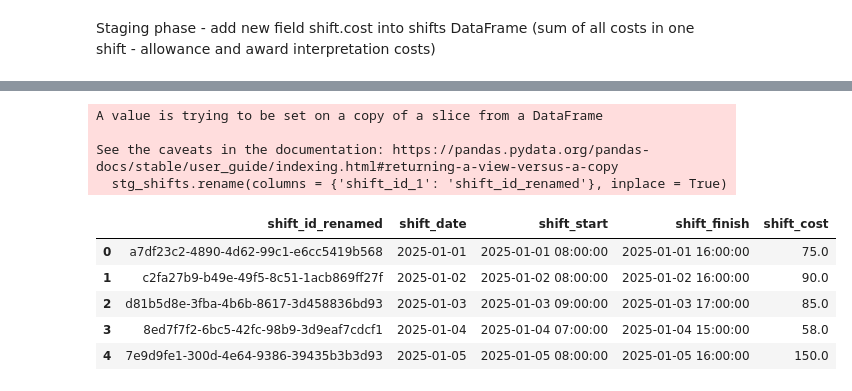
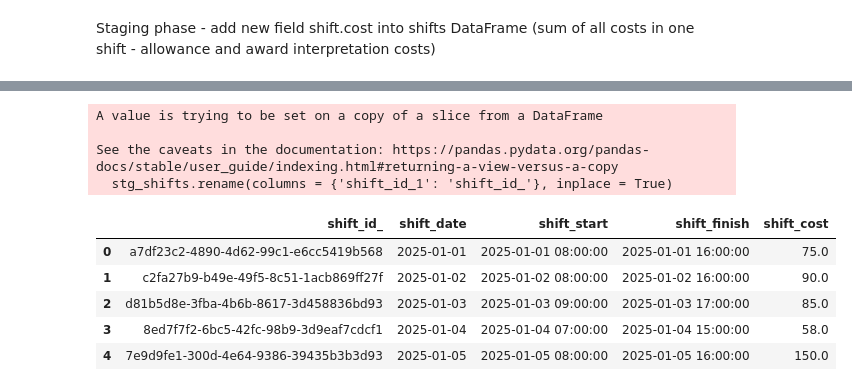
Before and after one commit to MimaJovic/hello-world, a Jupyter notebook: my_code/code.ipynb, the cells around one changed output, grey strips where cells are left out. Cells and saved outputs as stored; diff of their text form; code cells hidden in the pictures.

```diff
--- a/my_code/code.ipynb
+++ b/my_code/code.ipynb
@@ -107,16 +108,16 @@ display(joined_shifts)
 # %%
 # Create staging shifts -> select and rename according columns
 stg_shifts = joined_shifts[["shift_idshift_id", "shift_date","shift_start", "shift_finish","shift_cost"]]
 stg_shifts.columns = ['shift_id_1', 'shift_id_2', 'shift_date', 'shift_start', 'shift_finish', 'shift_cost'] # in order to have different shift ids
-stg_shifts.rename(columns = {'shift_id_1': 'shift_id_renamed'}, inplace = True)
+stg_shifts.rename(columns = {'shift_id_1': 'shift_id_'}, inplace = True)
 stg_shifts = stg_shifts.drop('shift_id_2', axis = 1)  #axis = 1 means that we are dropping COLUMN, not ROW
 display(stg_shifts)
 # %% [output]
 A value is trying to be set on a copy of a slice from a DataFrame
 
 See the caveats in the documentation: https://pandas.pydata.org/pandas-docs/stable/user_guide/indexing.html#returning-a-view-versus-a-copy
-  stg_shifts.rename(columns = {'shift_id_1': 'shift_id_renamed'}, inplace = True)
+  stg_shifts.rename(columns = {'shift_id_1': 'shift_id_'}, inplace = True)
-|  | shift_id_renamed | shift_date | shift_start | shift_finish | shift_cost |
+|  | shift_id_ | shift_date | shift_start | shift_finish | shift_cost |
 | 0 | a7df23c2-4890-4d62-99c1-e6cc5419b568 | 2025-01-01 | 2025-01-01 08:00:00 | 2025-01-01 16:00:00 | 75.0 |
 | 1 | c2fa27b9-b49e-49f5-8c51-1acb869ff27f | 2025-01-02 | 2025-01-02 08:00:00 | 2025-01-02 16:00:00 | 90.0 |
 | 2 | d81b5d8e-3fba-4b6b-8617-3d458836bd93 | 2025-01-03 | 2025-01-03 09:00:00 | 2025-01-03 17:00:00 | 85.0 |
```
Also changed, not shown: parts of 3 cells of this notebook.
